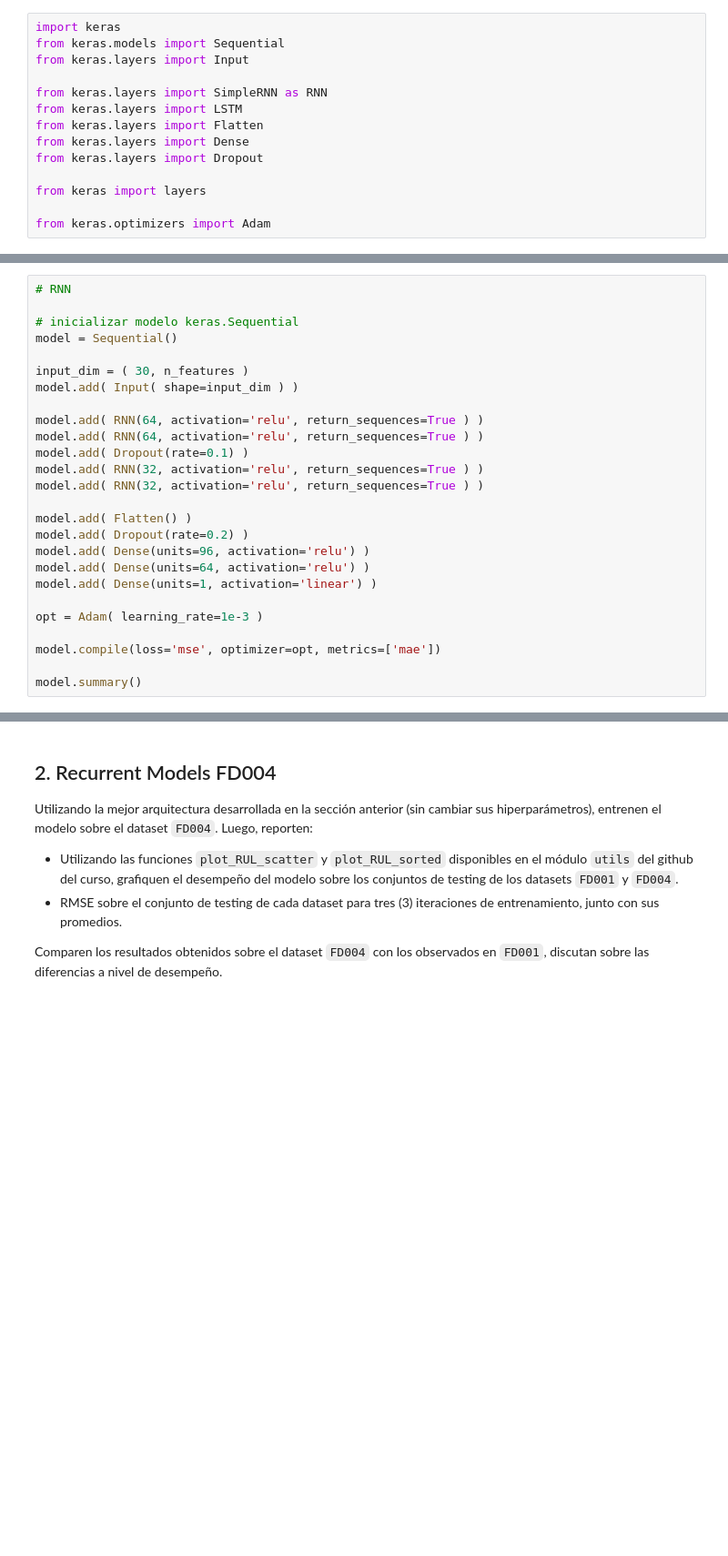
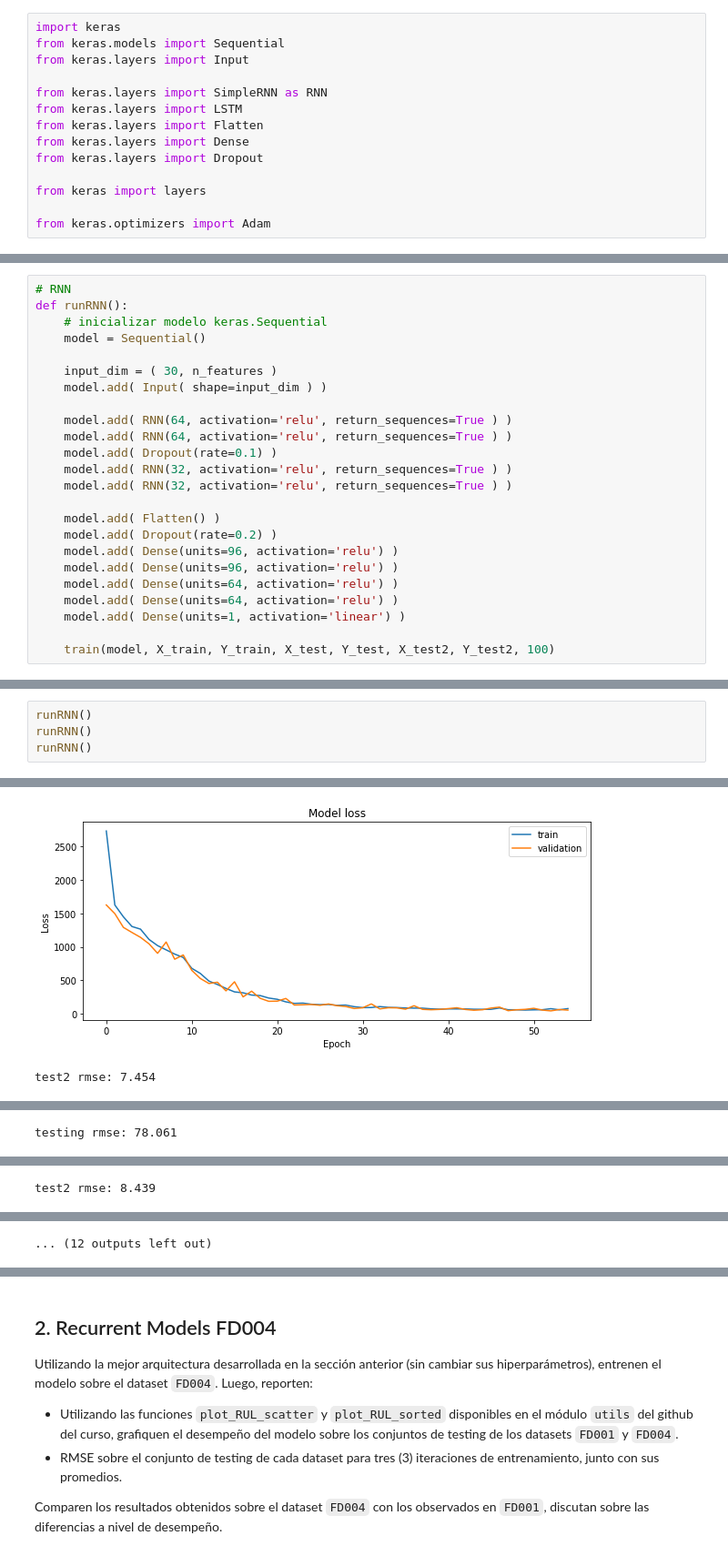
Before and after one commit to MartinVIllesca/ME7260-Aprendizaje-Profundo-en-Diagnostico-y-Pronostico-de-Fallas, a Jupyter notebook: t3/tarea_03.ipynb, the cells around one changed output, grey strips where cells are left out. Shown at 91% size. Saved outputs shown, nothing was run; the diff lists cells and outputs as text; blank space fills up the shorter version.

```diff
--- a/t3/tarea_03.ipynb
+++ b/t3/tarea_03.ipynb
@@ -384,26 +505,24 @@ from keras.optimizers import Adam
 # %%
 # RNN
+def runRNN():
+    # inicializar modelo keras.Sequential
+    model = Sequential()
 
-# inicializar modelo keras.Sequential
-model = Sequential()
+    input_dim = ( 30, n_features )
+    model.add( Input( shape=input_dim ) )
 
-input_dim = ( 30, n_features )
-model.add( Input( shape=input_dim ) )
+    model.add( RNN(64, activation='relu', return_sequences=True ) )
+    model.add( RNN(64, activation='relu', return_sequences=True ) )
+    model.add( Dropout(rate=0.1) )
+    model.add( RNN(32, activation='relu', return_sequences=True ) )
+    model.add( RNN(32, activation='relu', return_sequences=True ) )
 
-model.add( RNN(64, activation='relu', return_sequences=True ) )
-model.add( RNN(64, activation='relu', return_sequences=True ) )
-model.add( Dropout(rate=0.1) )
-model.add( RNN(32, activation='relu', return_sequences=True ) )
-model.add( RNN(32, activation='relu', return_sequences=True ) )
+    model.add( Flatten() )
+    model.add( Dropout(rate=0.2) )
+    model.add( Dense(units=96, activation='relu') )
+    model.add( Dense(units=96, activation='relu') )
+    model.add( Dense(units=64, activation='relu') )
+    model.add( Dense(units=64, activation='relu') )
+    model.add( Dense(units=1, activation='linear') )
 
-model.add( Flatten() )
-model.add( Dropout(rate=0.2) )
-model.add( Dense(units=96, activation='relu') )
-model.add( Dense(units=64, activation='relu') )
-model.add( Dense(units=1, activation='linear') )
-
-opt = Adam( learning_rate=1e-3 )
-
-model.compile(loss='mse', optimizer=opt, metrics=['mae'])
-
-model.summary()
+    train(model, X_train, Y_train, X_test, Y_test, X_test2, Y_test2, 100)
@@ -495,0 +529,5 @@ testing rmse: 68.807
+# %%
+runRNN()
+runRNN()
+runRNN()
+# %% [output]
@@ -495,0 +551,2 @@ testing rmse: 68.807
+[figure, added]
+test2 rmse: 7.454
@@ -495,0 +555 @@ testing rmse: 68.807
+testing rmse: 78.061
@@ -495,0 +576 @@ testing rmse: 68.807
+test2 rmse: 8.439
@@ -496,2 +578,3 @@ testing rmse: 68.807
+... (12 outputs left out)
 # %%
 # LSTM
```
Also changed, not shown: parts of 26 cells of this notebook.
